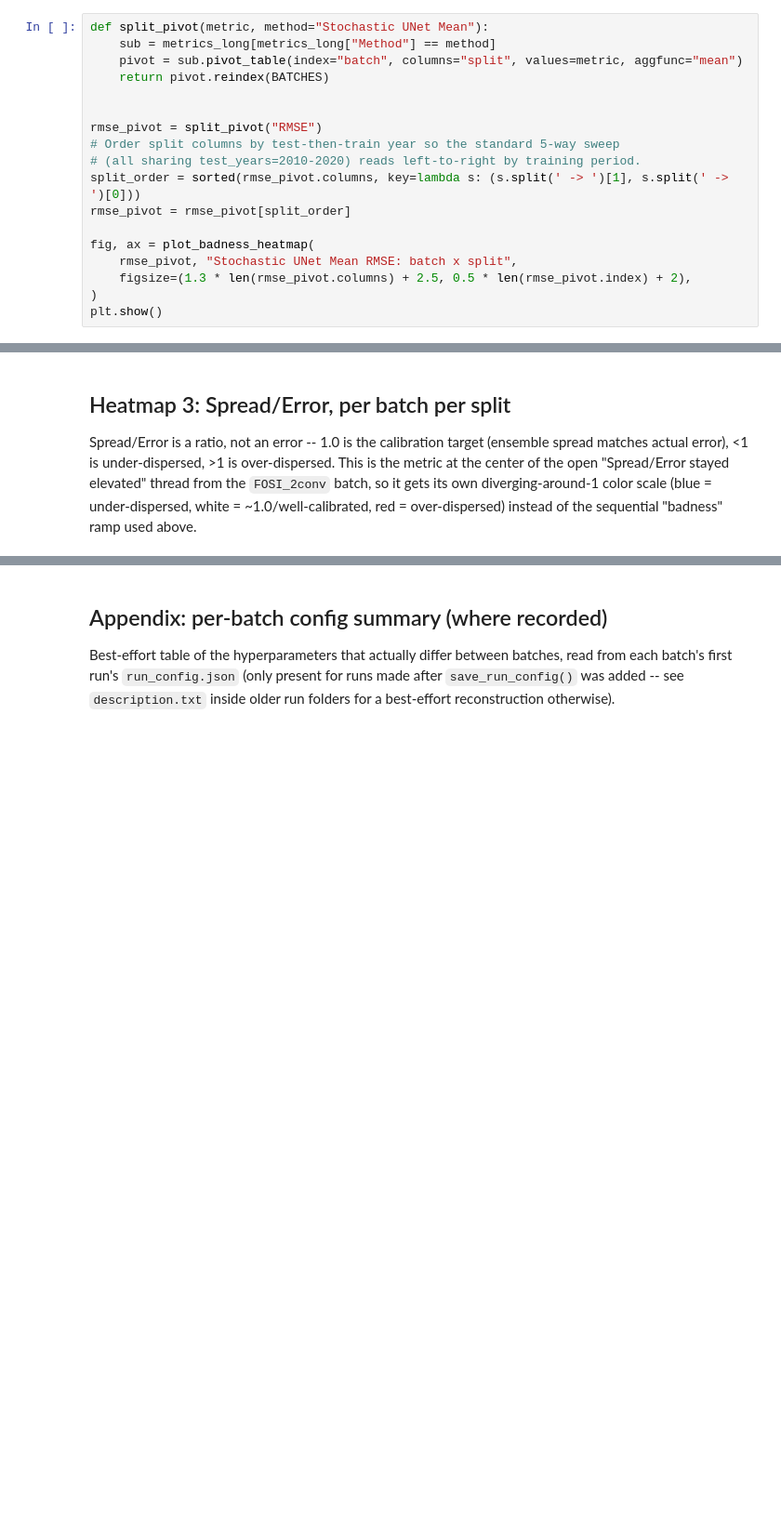
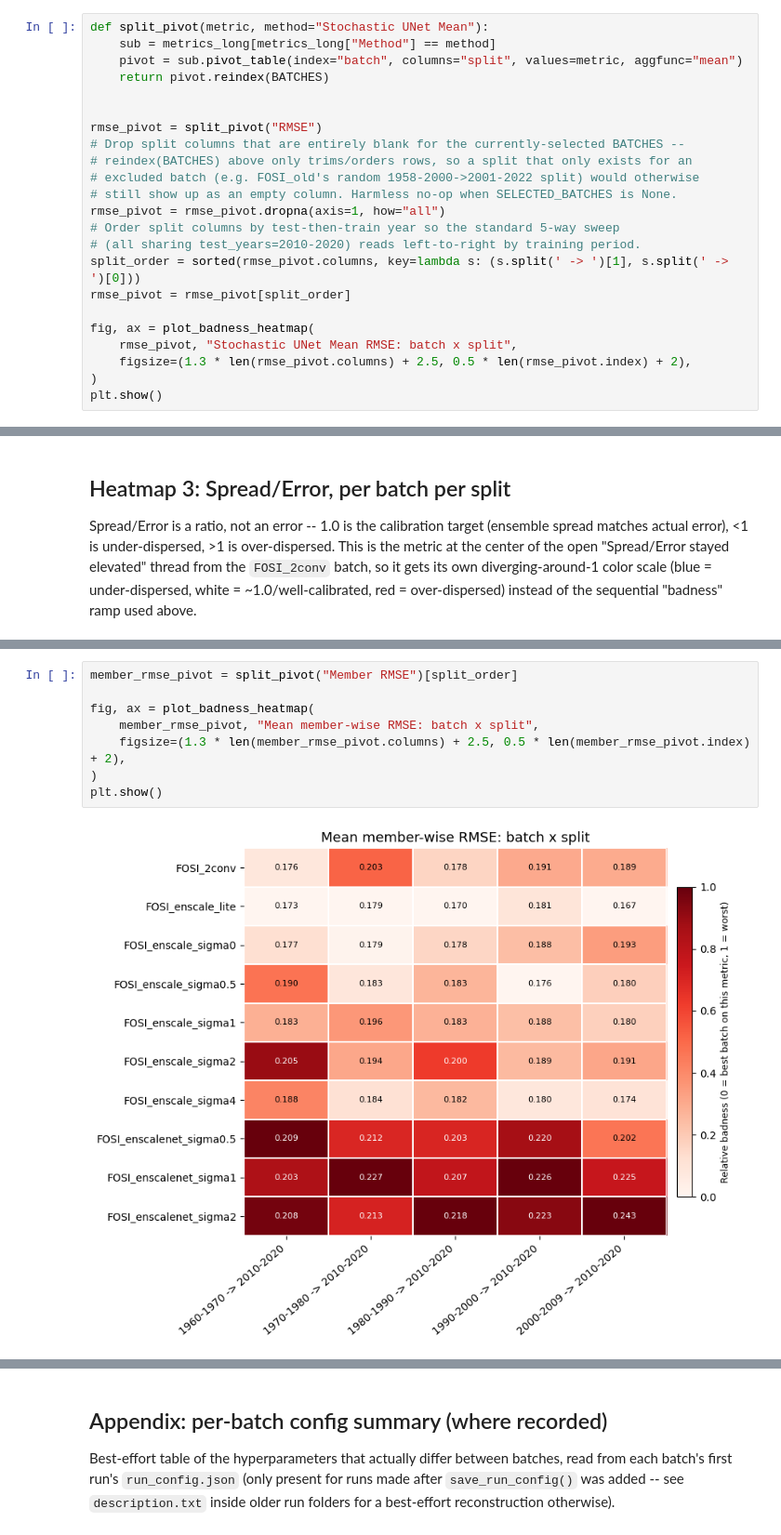
Before and after one commit to skylargale/sea-ice-downscaling, a Jupyter notebook: evaluation/compare_all_batches.ipynb, the cells around one changed output, grey strips where cells are left out. Shown: that part at 93% size. Drawn from its saved outputs; the diff is of its cells as text; blank space fills up the shorter version.

```diff
--- a/evaluation/compare_all_batches.ipynb
+++ b/evaluation/compare_all_batches.ipynb
@@ -243,6 +410,11 @@ def split_pivot(metric, method="Stochastic UNet Mean"):
 
 
 rmse_pivot = split_pivot("RMSE")
+# Drop split columns that are entirely blank for the currently-selected BATCHES --
+# reindex(BATCHES) above only trims/orders rows, so a split that only exists for an
+# excluded batch (e.g. FOSI_old's random 1958-2000->2001-2022 split) would otherwise
+# still show up as an empty column. Harmless no-op when SELECTED_BATCHES is None.
+rmse_pivot = rmse_pivot.dropna(axis=1, how="all")
 # Order split columns by test-then-train year so the standard 5-way sweep
 # (all sharing test_years=2010-2020) reads left-to-right by training period.
 split_order = sorted(rmse_pivot.columns, key=lambda s: (s.split(' -> ')[1], s.split(' -> ')[0]))
@@ -301,0 +483,10 @@ plt.show()
+# %%
+member_rmse_pivot = split_pivot("Member RMSE")[split_order]
+
+fig, ax = plot_badness_heatmap(
+    member_rmse_pivot, "Mean member-wise RMSE: batch x split",
+    figsize=(1.3 * len(member_rmse_pivot.columns) + 2.5, 0.5 * len(member_rmse_pivot.index) + 2),
+)
+plt.show()
+# %% [output]
+[figure, added]
```
Also changed, not shown: parts of 18 cells of this notebook, 22 other files.
